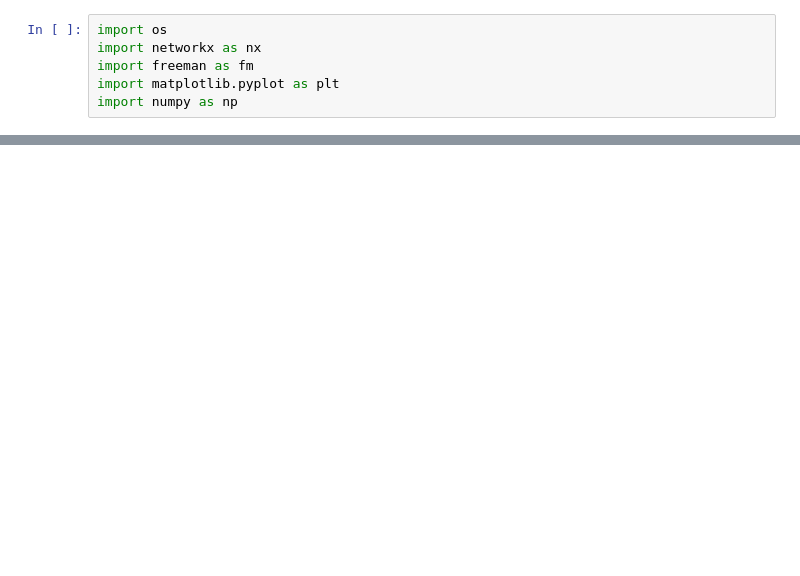
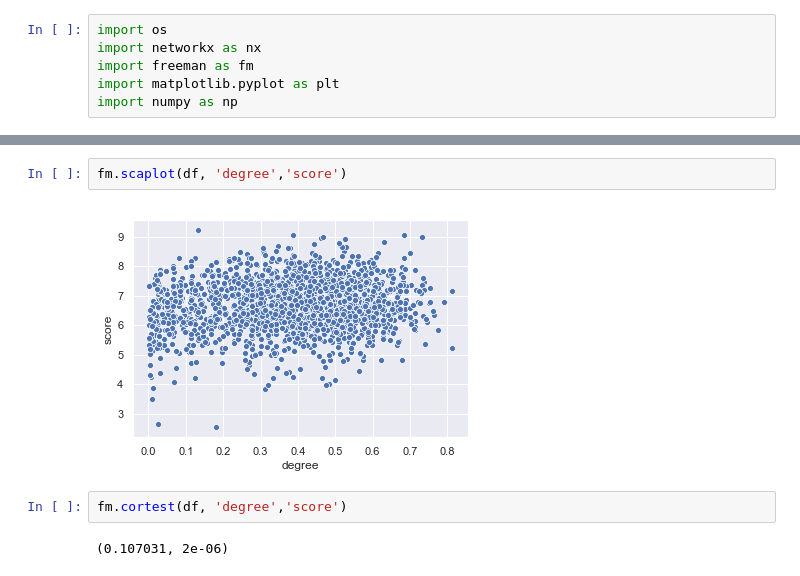
Before and after one commit to juanjorgegarcia/MAL-Social-Network-Analysis, a Jupyter notebook: analysis.ipynb, the cells around one changed output, grey strips where cells are left out. Cells and saved outputs as stored; diff of their text form; blank space fills up the shorter version.

```diff
--- a/analysis.ipynb
+++ b/analysis.ipynb
@@ -85,0 +93,8 @@ fm.cortest(df,'score', 'betweenness')
+# %%
+fm.scaplot(df, 'degree','score')
+# %% [output]
+[figure, added]
+# %%
+fm.cortest(df, 'degree','score')
+# %% [output]
+(0.107031, 2e-06)
```
Also changed, not shown: parts of 11 cells of this notebook.
